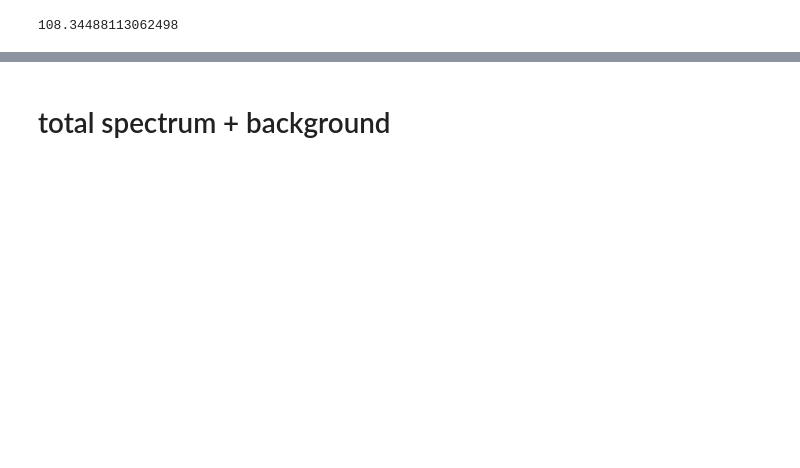
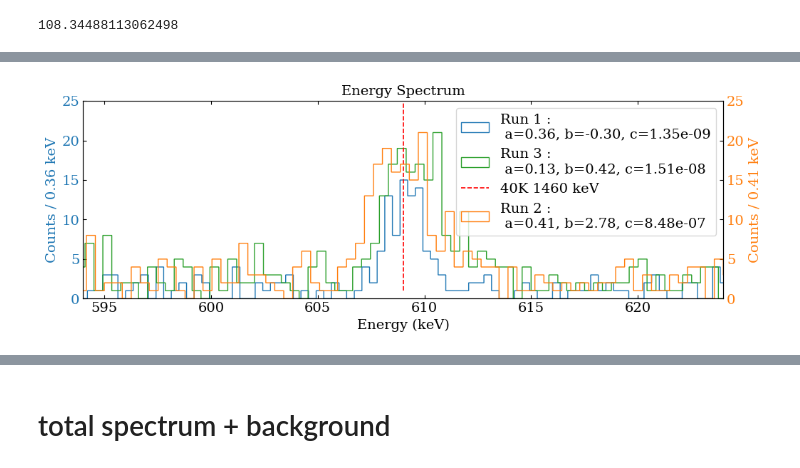
Before and after one commit to RitaF00/ZrO2-double-beta-decay, a Jupyter notebook: Calibrated_run2_baclground_comparison.ipynb, the cells around one changed output, grey strips where cells are left out. Cells and saved outputs as stored; diff of their text form; code cells hidden in the pictures; blank space fills up the shorter version.

```diff
--- a/Calibrated_run2_baclground_comparison.ipynb
+++ b/Calibrated_run2_baclground_comparison.ipynb
@@ -162,3 +166,62 @@ plt.show()
+# %%
+fig, ax1 = plt.subplots()
+
+# Asse Y sinistro (Run 1)
+ax1.hist(
+    E_kev_run1,
+    bins=np.linspace(E_kev_run1.min(), E_kev_run1.max(), len(spectrum_run1)+1),
+    weights=spectrum_run1,
+    histtype='step',
+    label=f'Run 1 : \n a={ar1:.2f}, b={br1:.2f}, c={cr1:.2e}',
+    color='C0'
+)
+
+ax1.hist(
+    E_kev_run3,
+    bins=np.linspace(E_kev_run3.min(), E_kev_run3.max(), len(spectrum_run3)+1),
+    weights=spectrum_run3,
+    histtype='step',
+    label=f'Run 3 : \n a={ar3:.2f}, b={br3:.2f}, c={cr3:.2e}',
+    color='C2'
+)
+
+ax1.set_xlabel('Energy (keV)')
+ax1.set_ylabel(f'Counts / {E_kev_run1[1] - E_kev_run1[0]:.2f} keV', color='C0')
+ax1.tick_params(axis='y', labelcolor='C0')
+ax1.set_ylim(1,90)
+
+# Asse Y destro (Run 2)
+ax2 = ax1.twinx()
+
+ax2.hist(
+    E_kev_run2,
+    bins=np.linspace(E_kev_run2.min(), E_kev_run2.max(), len(spectrum_run2)),
+    weights=spectrum_run2,
+    histtype='step',
+    label=f'Run 2 : \n a={ar2:.2f}, b={br2:.2f}, c={cr2:.2e}',
+    color='C1'
+)
+ax2.set_ylim(1, 90)
+ax2.set_ylabel(f'Counts / {E_kev_run2[1] - E_kev_run2[0]:.2f} keV', color='C1')
+ax2.tick_params(axis='y', labelcolor='C1')
+
+# Titolo e limiti
+ax1.set_title('Energy Spectrum')
+peak = 609
+de = 15
+ax1.set_xlim(peak - de, peak + de)
+ax1.set_ylim(0, 25)
+ax2.set_ylim(0, 25)
+#ax1.vlines(2614.5, 1, 10, color='red', linestyle='--', label='208Tl 2614.5 keV')
+ax1.vlines(peak, 1, 90, color='red', linestyle='--', label='40K 1460 keV')
+# Legenda combinata
+lines1, labels1 = ax1.get_legend_handles_labels()
+lines2, labels2 = ax2.get_legend_handles_labels()
+ax1.legend(lines1 + lines2, labels1 + labels2, loc='upper right')
+
+plt.show()
+# %% [output]
+[figure, added]
 # %%
 fig, ax1 = plt.subplots()
 
```
Also changed, not shown: parts of 17 cells of this notebook, 4 other files.
